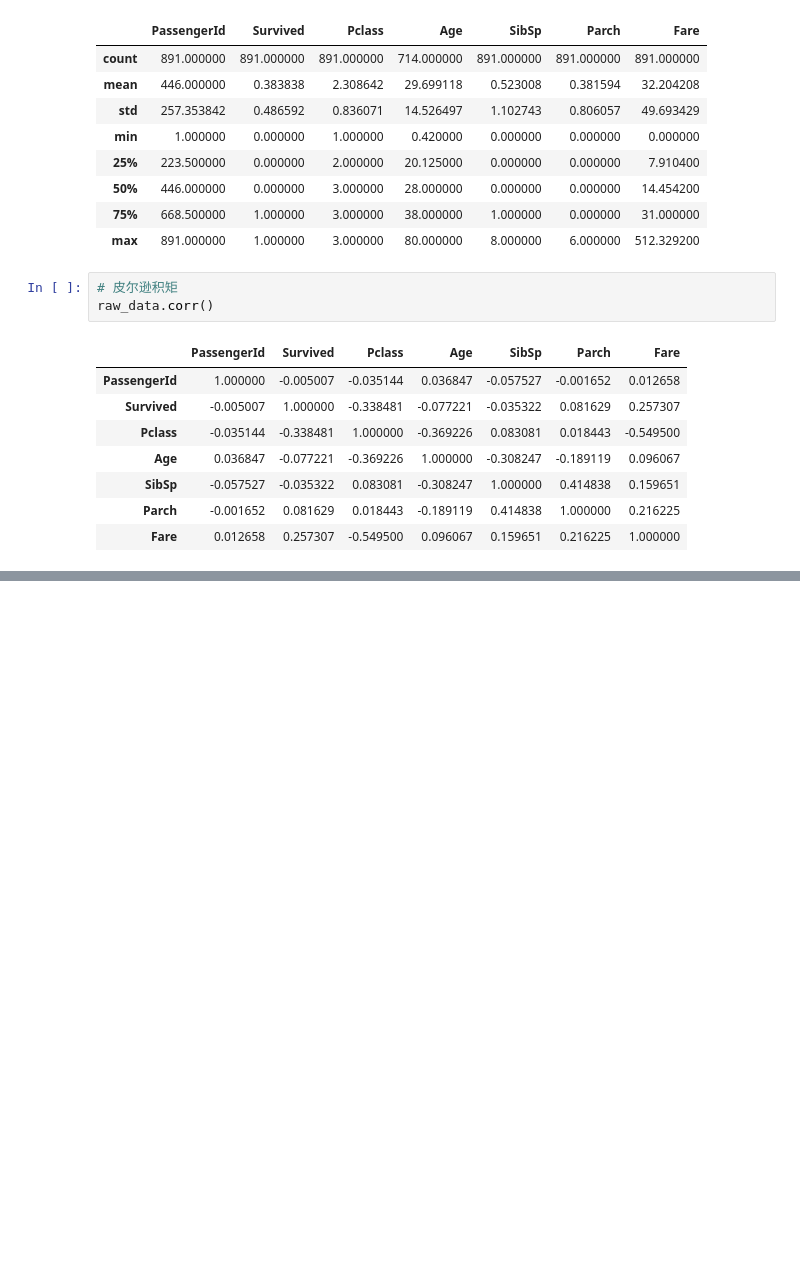
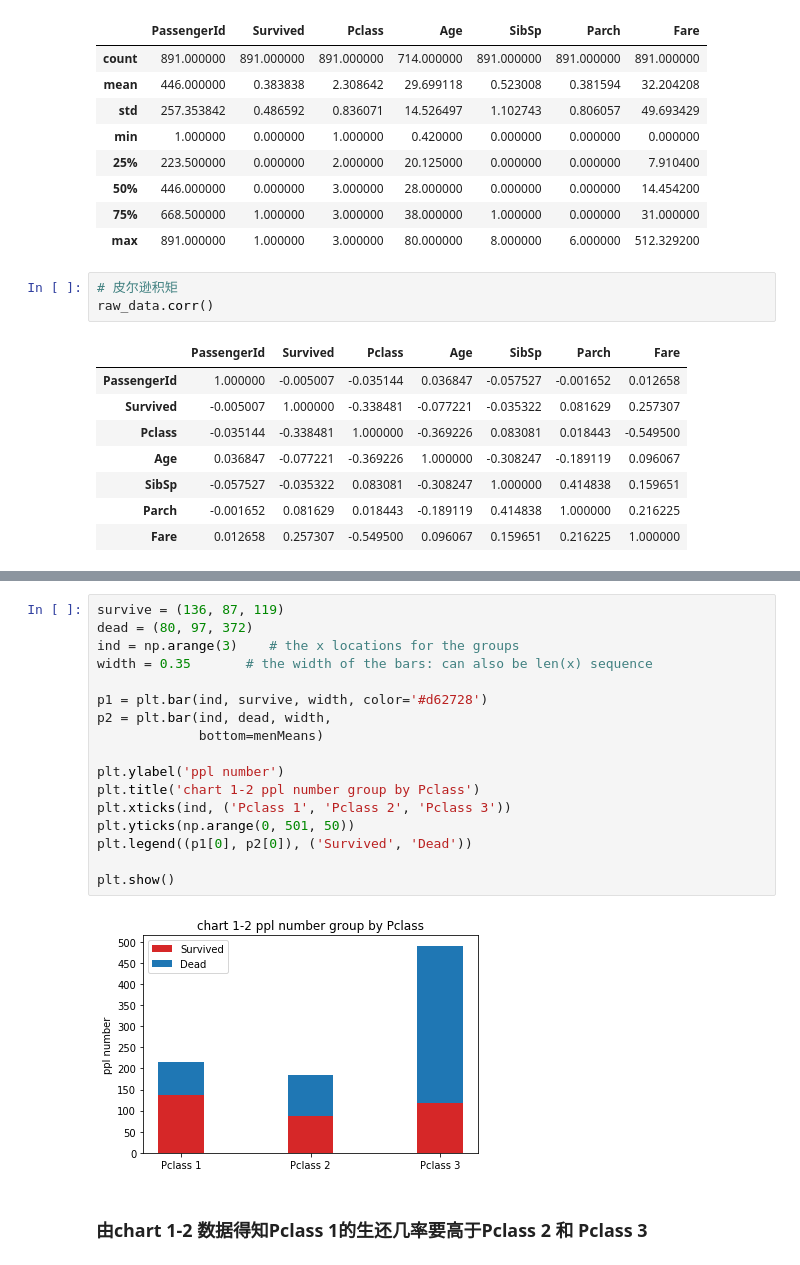
Before and after one commit to Sexyrabbit/A-project, a Jupyter notebook: P4/P4_homework.ipynb, the cells around one changed output, grey strips where cells are left out. Drawn from its saved outputs; the diff is of its cells as text; blank space fills up the shorter version.

```diff
--- a/P4/P4_homework.ipynb
+++ b/P4/P4_homework.ipynb
@@ -129,0 +132,21 @@ print all_class
+# %%
+survive = (136, 87, 119)
+dead = (80, 97, 372)
+ind = np.arange(3)    # the x locations for the groups
+width = 0.35       # the width of the bars: can also be len(x) sequence
+
+p1 = plt.bar(ind, survive, width, color='#d62728')
+p2 = plt.bar(ind, dead, width,
+             bottom=menMeans)
+
+plt.ylabel('ppl number')
+plt.title('chart 1-2 ppl number group by Pclass')
+plt.xticks(ind, ('Pclass 1', 'Pclass 2', 'Pclass 3'))
+plt.yticks(np.arange(0, 501, 50))
+plt.legend((p1[0], p2[0]), ('Survived', 'Dead'))
+
+plt.show()
+# %% [output]
+[figure, added]
+# %% [markdown]
+### 由chart 1-2 数据得知Pclass 1的生还几率要高于Pclass 2 和 Pclass 3
```
Also changed, not shown: parts of 9 cells of this notebook.
